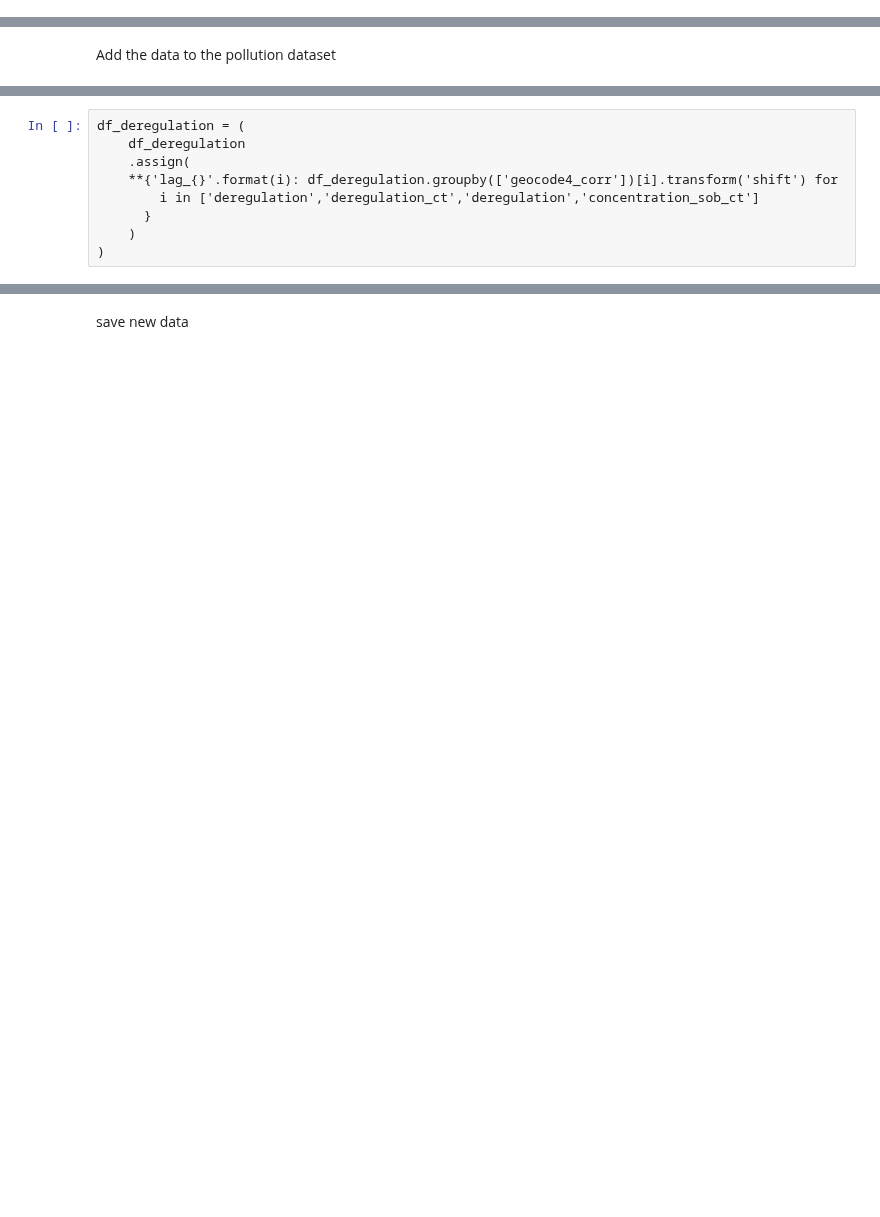
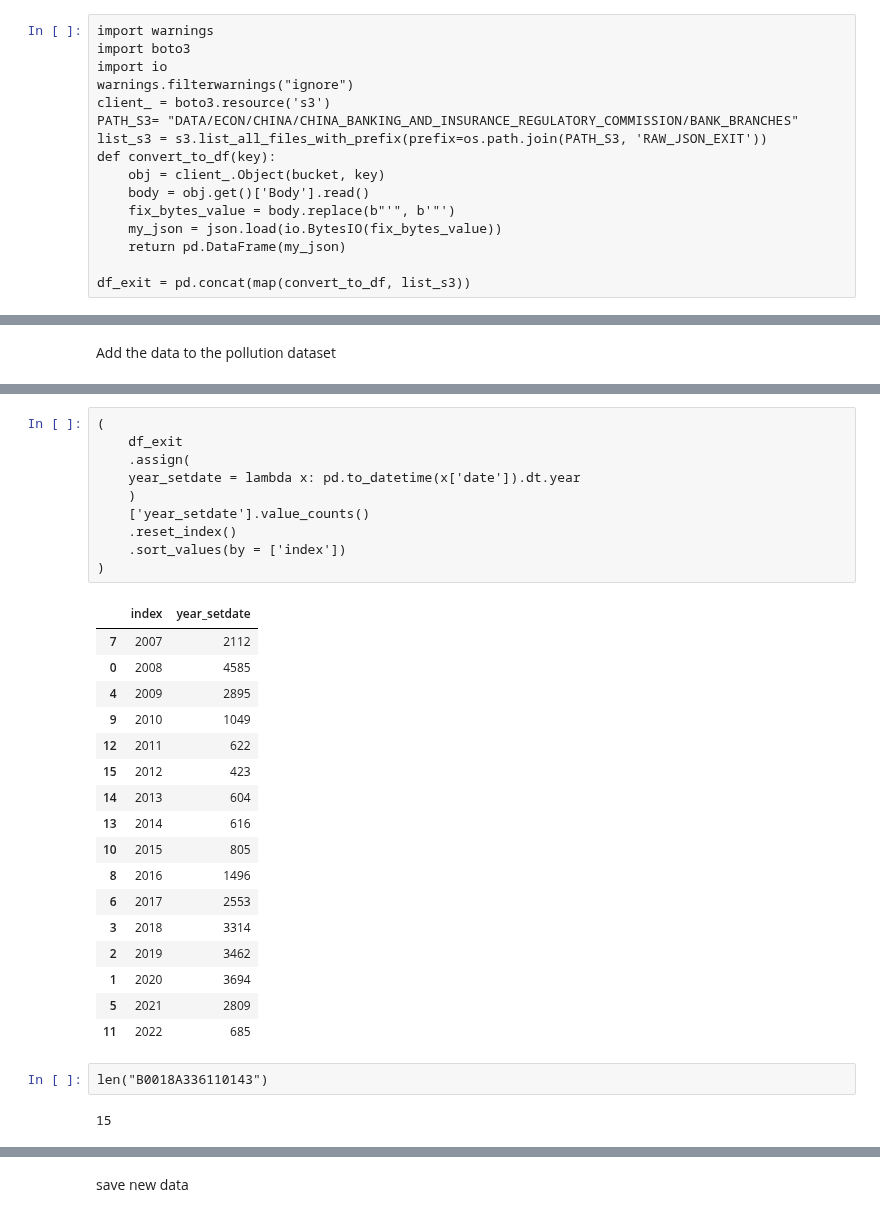
Before and after one commit to thomaspernet/pollution_credit_constraint, a Jupyter notebook: 02_data_analysis/01_model_train_evaluate/01_credit_supply/00_credit_supply.ipynb, the cells around one changed output, grey strips where cells are left out. Cells and saved outputs as stored; diff of their text form; blank space fills up the shorter version.

```diff
--- a/02_data_analysis/01_model_train_evaluate/01_credit_supply/00_credit_supply.ipynb
+++ b/02_data_analysis/01_model_train_evaluate/01_credit_supply/00_credit_supply.ipynb
@@ -760,0 +817,16 @@ It ranges from zero to one with zero indicating the most stringent regulation an
+# %%
+import warnings
+import boto3
+import io
+warnings.filterwarnings("ignore")
+client_ = boto3.resource('s3')
+PATH_S3= "DATA/ECON/CHINA/CHINA_BANKING_AND_INSURANCE_REGULATORY_COMMISSION/BANK_BRANCHES"
+list_s3 = s3.list_all_files_with_prefix(prefix=os.path.join(PATH_S3, 'RAW_JSON_EXIT'))
+def convert_to_df(key):
+    obj = client_.Object(bucket, key)
+    body = obj.get()['Body'].read()
+    fix_bytes_value = body.replace(b"'", b'"')
+    my_json = json.load(io.BytesIO(fix_bytes_value))
+    return pd.DataFrame(my_json)
+
+df_exit = pd.concat(map(convert_to_df, list_s3))
@@ -1023,9 +884,32 @@ df_deregulation = (
-# %%
-df_deregulation = (
-    df_deregulation
-    .assign(
-    **{'lag_{}'.format(i): df_deregulation.groupby(['geocode4_corr'])[i].transform('shift') for
-        i in ['deregulation','deregulation_ct','deregulation','concentration_sob_ct']
-      }
-    )
-)
+# %%
+(
+    df_exit
+    .assign(
+    year_setdate = lambda x: pd.to_datetime(x['date']).dt.year
+    )
+    ['year_setdate'].value_counts()
+    .reset_index()
+    .sort_values(by = ['index'])
+)
+# %% [output]
+|  | index | year_setdate |
+| 7 | 2007 | 2112 |
+| 0 | 2008 | 4585 |
+| 4 | 2009 | 2895 |
+| 9 | 2010 | 1049 |
+| 12 | 2011 | 622 |
+| 15 | 2012 | 423 |
+| 14 | 2013 | 604 |
+| 13 | 2014 | 616 |
+| 10 | 2015 | 805 |
+| 8 | 2016 | 1496 |
+| 6 | 2017 | 2553 |
+| 3 | 2018 | 3314 |
+| 2 | 2019 | 3462 |
+| 1 | 2020 | 3694 |
+| 5 | 2021 | 2809 |
+| 11 | 2022 | 685 |
+# %%
+len("B0018A336110143")
+# %% [output]
+15
```
Also changed, not shown: parts of 89 cells of this notebook, 1 other file.
